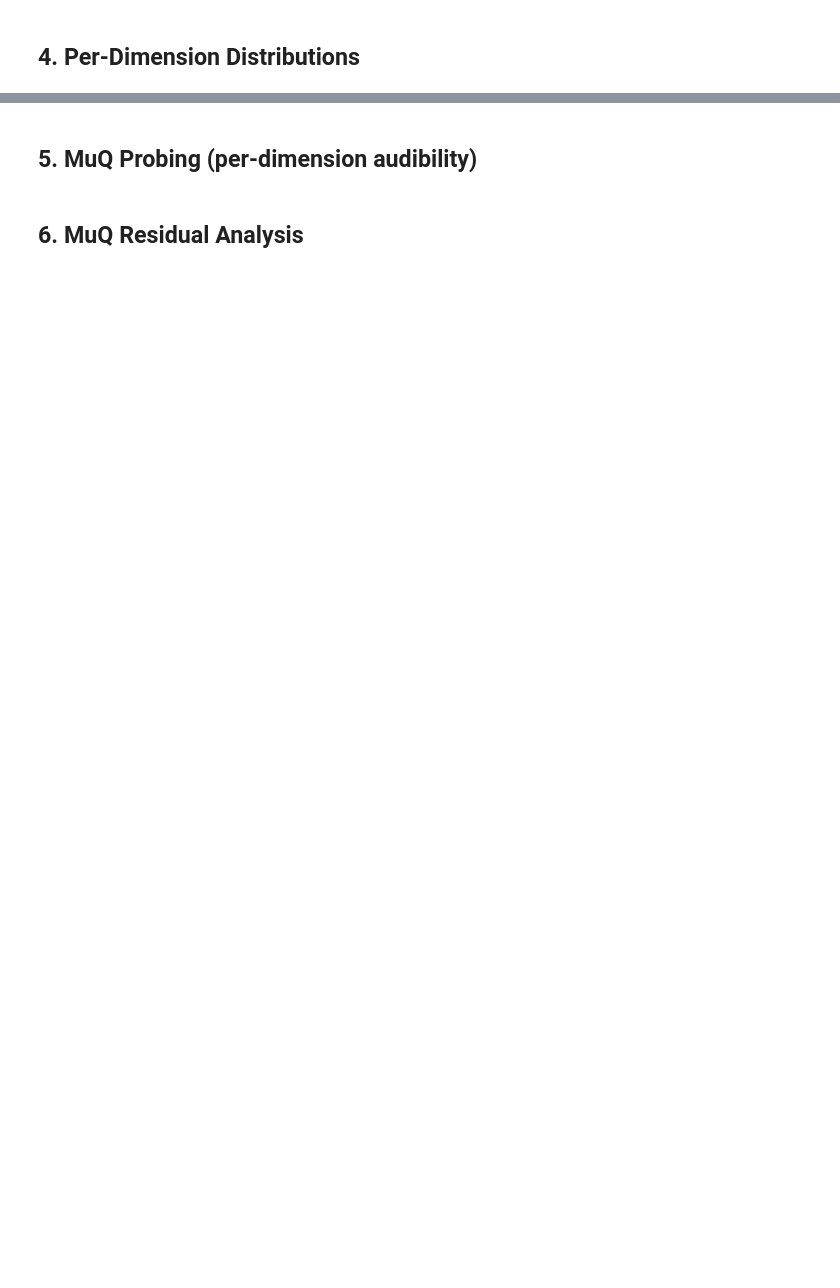
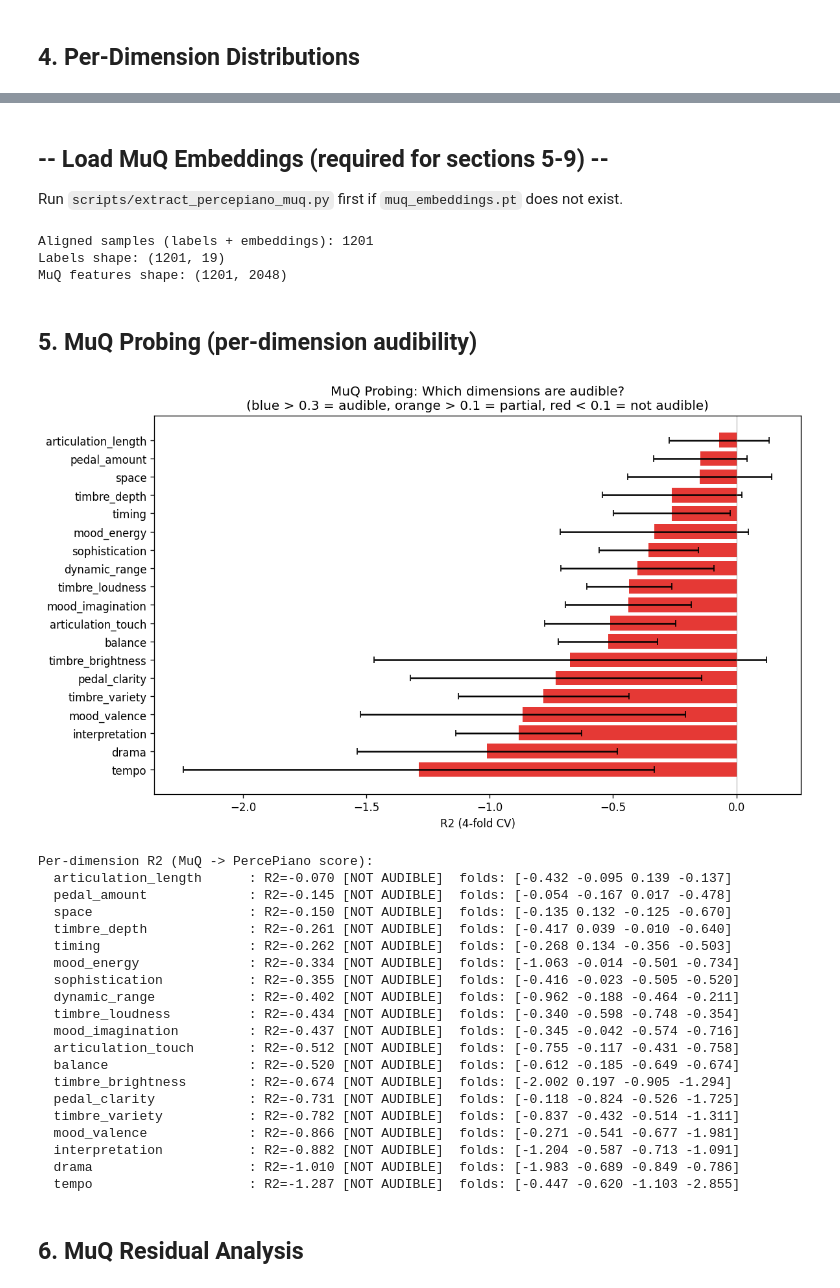
Before and after one commit to Jai-Dhiman/crescendAI, a Jupyter notebook: model/notebooks/model_improvement/00_percepiano_data_audit.ipynb, the cells around one changed output, grey strips where cells are left out. Drawn from its saved outputs; the diff is of its cells as text; code cells hidden in the pictures; blank space fills up the shorter version.

```diff
--- a/model/notebooks/model_improvement/00_percepiano_data_audit.ipynb
+++ b/model/notebooks/model_improvement/00_percepiano_data_audit.ipynb
@@ -305,8 +393,34 @@ for i in sorted_idx:
+# %% [markdown]
+## -- Load MuQ Embeddings (required for sections 5-9) --
+
+Run `scripts/extract_percepiano_muq.py` first if `muq_embeddings.pt` does not exist.
+# %%
+# Load pre-extracted MuQ embeddings
+emb_path = CACHE_DIR / 'muq_embeddings.pt'
+embeddings = torch.load(emb_path, map_location='cpu', weights_only=True)
+
+# Align keys: only keep segments that have both labels and embeddings
+keys = sorted(set(all_keys) & set(embeddings.keys()))
+Y = np.array([raw_labels[k][:19] for k in keys])  # overwrite with aligned subset
+Y_std = StandardScaler().fit_transform(Y)
+
+# Stats-pool MuQ embeddings: mean + std -> [2048]
+X_muq = np.stack([
+    torch.cat([embeddings[k].mean(dim=0), embeddings[k].std(dim=0)]).numpy()
+    for k in keys
+])
+
+print(f'Aligned samples (labels + embeddings): {len(keys)}')
+print(f'Labels shape: {Y.shape}')
+print(f'MuQ features shape: {X_muq.shape}')
+# %% [output]
+Aligned samples (labels + embeddings): 1201
+Labels shape: (1201, 19)
+MuQ features shape: (1201, 2048)
 # %% [markdown]
 ## 5. MuQ Probing (per-dimension audibility)
 # %%
 # For each dimension, train Ridge regression: MuQ -> score, 4-fold CV
-# Build fold indices aligned to our sorted keys
 key_to_idx = {k: i for i, k in enumerate(keys)}
 
 r2_per_dim = np.zeros(N_DIMS)
@@ -327,34 +441,56 @@ for dim_i in range(N_DIMS):
         ridge = Ridge(alpha=1.0)
         ridge.fit(X_tr, y_dim[train_idx])
         preds = ridge.predict(X_va)
 
         r2_fold = r2_score(y_dim[val_idx], preds)
         r2_per_dim_per_fold[dim_i, fold_i] = r2_fold
 
         all_true.extend(y_dim[val_idx])
         all_pred.extend(preds)
 
     r2_per_dim[dim_i] = r2_score(all_true, all_pred)
 
 # Plot
 fig, ax = plt.subplots(figsize=(10, 6))
 sorted_idx = np.argsort(r2_per_dim)[::-1]
 colors = ['#2196F3' if r > 0.3 else '#FF9800' if r > 0.1 else '#e53935' for r in r2_per_dim[sorted_idx]]
-bars = ax.barh(range(N_DIMS), r2_per_dim[sorted_idx], color=colors, xerr=r2_per_dim_per_fold[sorted_idx].std(axis=1), capsize=3)
+ax.barh(range(N_DIMS), r2_per_dim[sorted_idx], color=colors, xerr=r2_per_dim_per_fold[sorted_idx].std(axis=1), capsize=3)
 ax.set_yticks(range(N_DIMS))
 ax.set_yticklabels([DIM_NAMES[i] for i in sorted_idx])
 ax.set_xlabel('R2 (4-fold CV)')
 ax.set_title('MuQ Probing: Which dimensions are audible?\n(blue > 0.3 = audible, orange > 0.1 = partial, red < 0.1 = not audible)')
 ax.axvline(0, color='gray', linewidth=0.5)
 ax.invert_yaxis()
 plt.tight_layout()
 plt.show()
 
 print('Per-dimension R2 (MuQ -> PercePiano score):')
 for i in sorted_idx:
     fold_str = ' '.join(f'{r2_per_dim_per_fold[i, f]:.3f}' for f in range(len(folds)))
     label = 'AUDIBLE' if r2_per_dim[i] > 0.3 else 'partial' if r2_per_dim[i] > 0.1 else 'NOT AUDIBLE'
     print(f'  {DIM_NAMES[i]:25s}: R2={r2_per_dim[i]:.3f} [{label}]  folds: [{fold_str}]')
+# %% [output]
+[figure, added]
+Per-dimension R2 (MuQ -> PercePiano score):
+  articulation_length      : R2=-0.070 [NOT AUDIBLE]  folds: [-0.432 -0.095 0.139 -0.137]
+  pedal_amount             : R2=-0.145 [NOT AUDIBLE]  folds: [-0.054 -0.167 0.017 -0.478]
+  space                    : R2=-0.150 [NOT AUDIBLE]  folds: [-0.135 0.132 -0.125 -0.670]
+  timbre_depth             : R2=-0.261 [NOT AUDIBLE]  folds: [-0.417 0.039 -0.010 -0.640]
+  timing                   : R2=-0.262 [NOT AUDIBLE]  folds: [-0.268 0.134 -0.356 -0.503]
+  mood_energy              : R2=-0.334 [NOT AUDIBLE]  folds: [-1.063 -0.014 -0.501 -0.734]
+  sophistication           : R2=-0.355 [NOT AUDIBLE]  folds: [-0.416 -0.023 -0.505 -0.520]
+  dynamic_range            : R2=-0.402 [NOT AUDIBLE]  folds: [-0.962 -0.188 -0.464 -0.211]
+  timbre_loudness          : R2=-0.434 [NOT AUDIBLE]  folds: [-0.340 -0.598 -0.748 -0.354]
+  mood_imagination         : R2=-0.437 [NOT AUDIBLE]  folds: [-0.345 -0.042 -0.574 -0.716]
+  articulation_touch       : R2=-0.512 [NOT AUDIBLE]  folds: [-0.755 -0.117 -0.431 -0.758]
+  balance                  : R2=-0.520 [NOT AUDIBLE]  folds: [-0.612 -0.185 -0.649 -0.674]
+  timbre_brightness        : R2=-0.674 [NOT AUDIBLE]  folds: [-2.002 0.197 -0.905 -1.294]
+  pedal_clarity            : R2=-0.731 [NOT AUDIBLE]  folds: [-0.118 -0.824 -0.526 -1.725]
+  timbre_variety           : R2=-0.782 [NOT AUDIBLE]  folds: [-0.837 -0.432 -0.514 -1.311]
+  mood_valence             : R2=-0.866 [NOT AUDIBLE]  folds: [-0.271 -0.541 -0.677 -1.981]
+  interpretation           : R2=-0.882 [NOT AUDIBLE]  folds: [-1.204 -0.587 -0.713 -1.091]
+  drama                    : R2=-1.010 [NOT AUDIBLE]  folds: [-1.983 -0.689 -0.849 -0.786]
+  tempo                    : R2=-1.287 [NOT AUDIBLE]  folds: [-0.447 -0.620 -1.103 -2.855]
 # %% [markdown]
 ## 6. MuQ Residual Analysis
 # %%
```
Also changed, not shown: parts of 15 cells of this notebook, 4 other files.
